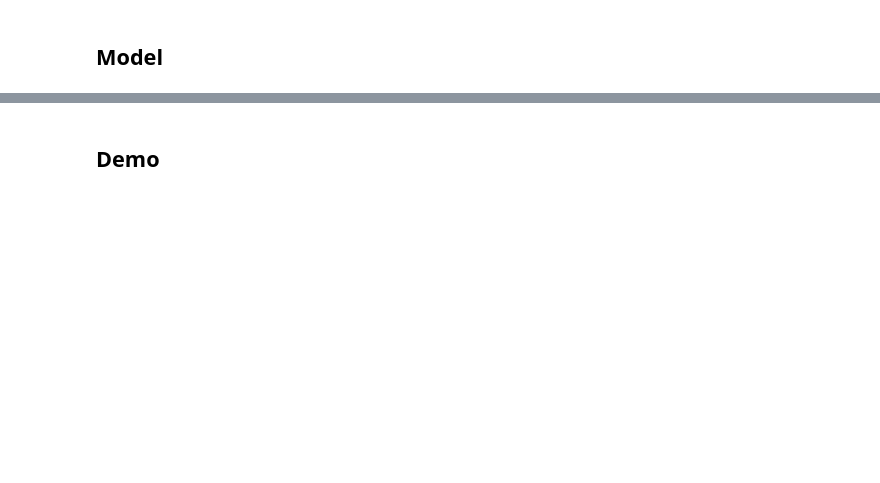
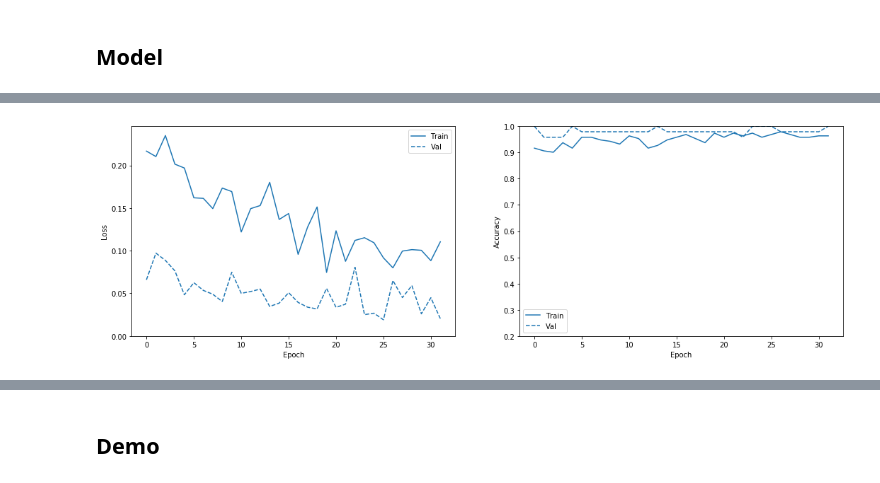
Before and after one commit to RaffaeleAns/Audio-Video-Recognition-and-Retrieval, a Jupyter notebook: Recordings Recognition.ipynb, the cells around one changed output, grey strips where cells are left out. Cells and saved outputs as stored; diff of their text form; code cells hidden in the pictures; blank space fills up the shorter version.

```diff
--- a/Recordings Recognition.ipynb
+++ b/Recordings Recognition.ipynb
@@ -137,3 +180,7 @@ Epoch 300/300
+# %%
+plot_metrics(baseline_history)
+# %% [output]
+[figure, added]
 # %%
 y_pred = model.predict_classes(X_test)
 y_test = y_test.astype("int")
```
Also changed, not shown: parts of 21 cells of this notebook, 3 other files.
